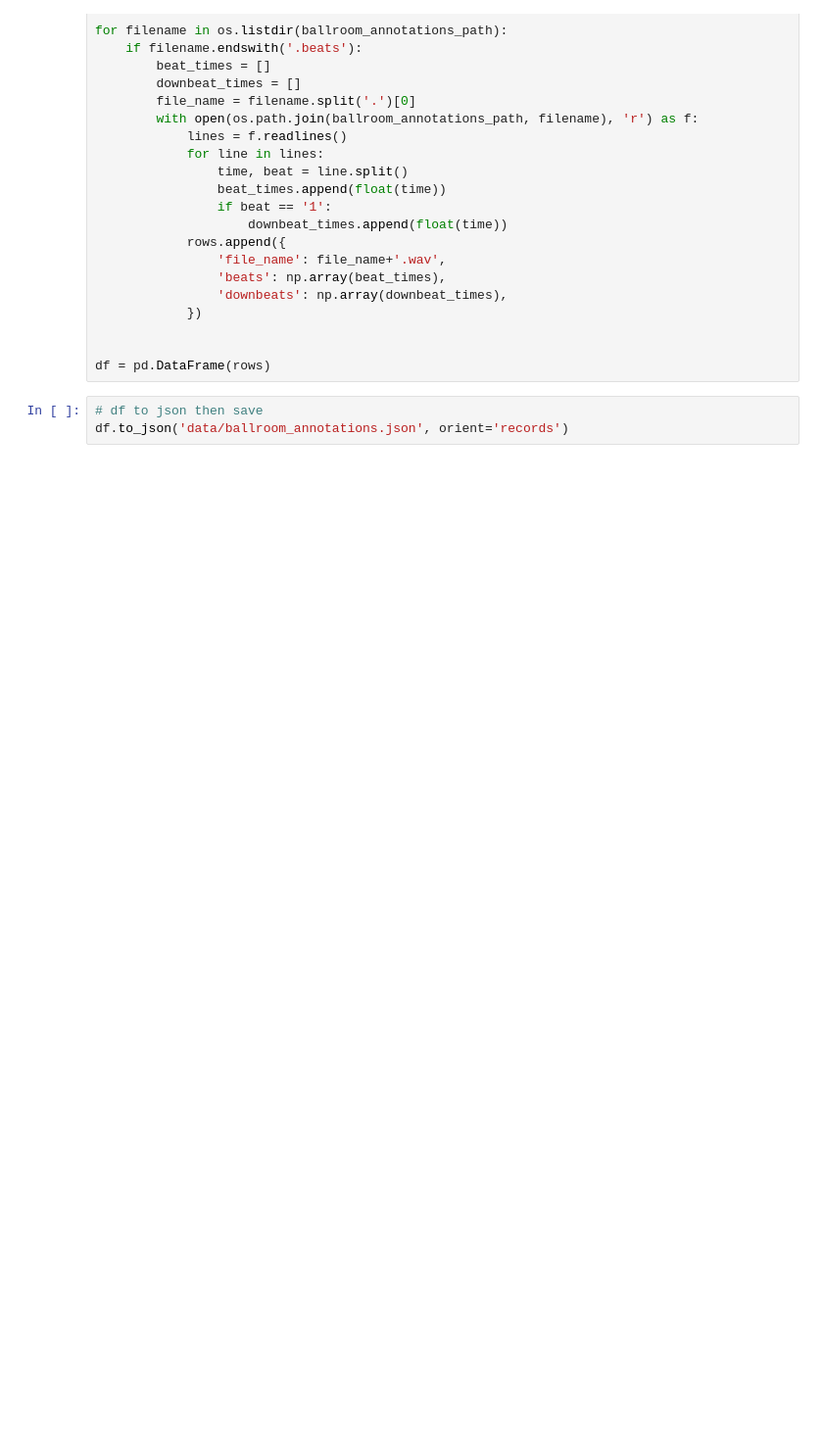
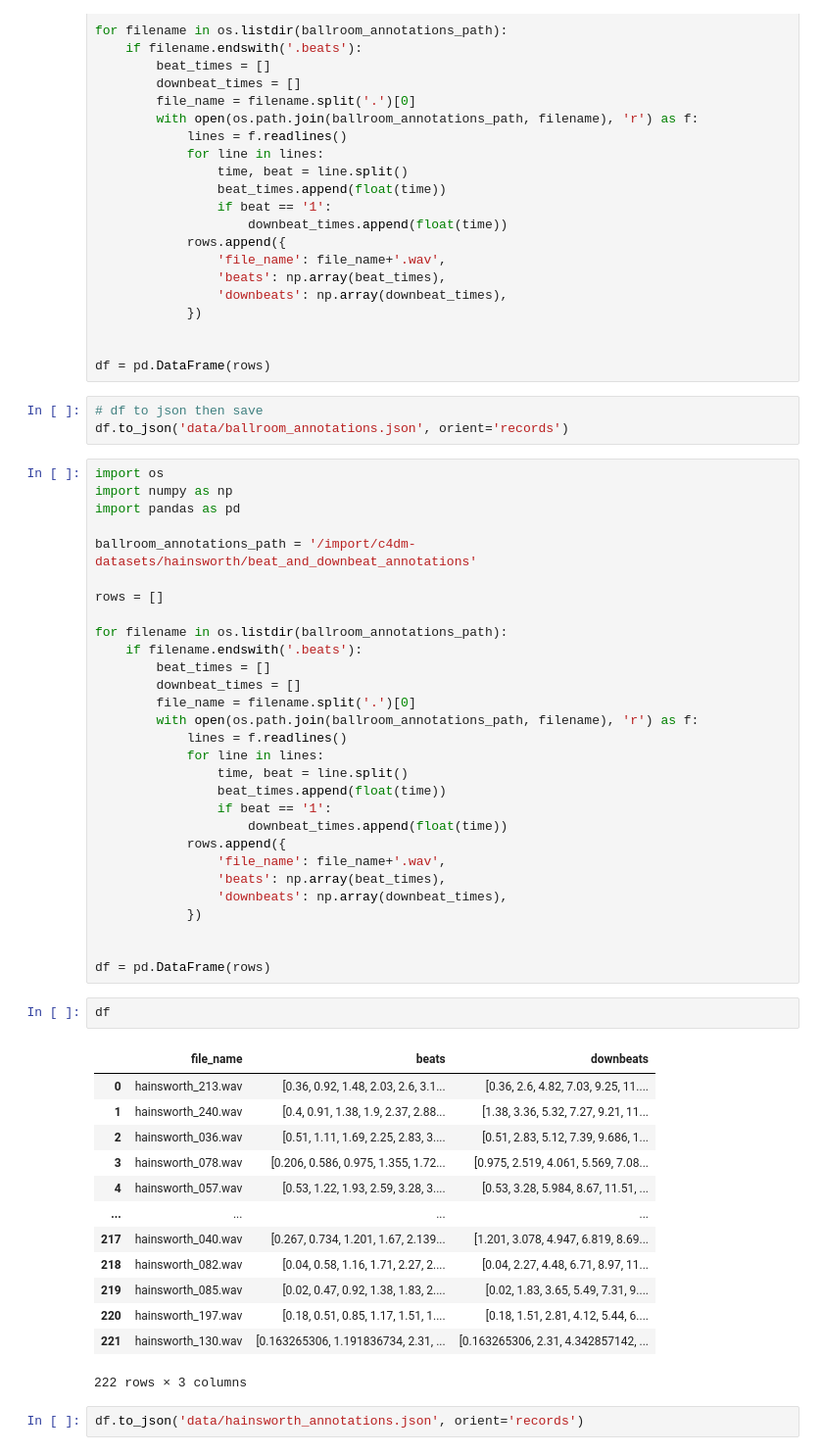
Before and after one commit to Pliploop/beat_tracker, a Jupyter notebook: build_ballroom_annotations.ipynb, the cells around one changed output. Shown at 98% size. Cells and saved outputs as stored; diff of their text form; blank space fills up the shorter version.

```diff
--- a/build_ballroom_annotations.ipynb
+++ b/build_ballroom_annotations.ipynb
@@ -30,3 +30,50 @@ df = pd.DataFrame(rows)
 # %%
 # df to json then save
 df.to_json('data/ballroom_annotations.json', orient='records')
+# %%
+import os
+import numpy as np
+import pandas as pd
+
+ballroom_annotations_path = '/import/c4dm-datasets/hainsworth/beat_and_downbeat_annotations'
+
+rows = []
+
+for filename in os.listdir(ballroom_annotations_path):
+    if filename.endswith('.beats'):
+        beat_times = []
+        downbeat_times = []
+        file_name = filename.split('.')[0]
+        with open(os.path.join(ballroom_annotations_path, filename), 'r') as f:
+            lines = f.readlines()
+            for line in lines:
+                time, beat = line.split()
+                beat_times.append(float(time))
+                if beat == '1':
+                    downbeat_times.append(float(time))
+            rows.append({
+                'file_name': file_name+'.wav',
+                'beats': np.array(beat_times),
+                'downbeats': np.array(downbeat_times),
+            })
+
+
+df = pd.DataFrame(rows)
+# %%
+df
+# %% [output]
+|  | file_name | beats | downbeats |
+| 0 | hainsworth_213.wav | [0.36, 0.92, 1.48, 2.03, 2.6, 3.1... | [0.36, 2.6, 4.82, 7.03, 9.25, 11.... |
+| 1 | hainsworth_240.wav | [0.4, 0.91, 1.38, 1.9, 2.37, 2.88... | [1.38, 3.36, 5.32, 7.27, 9.21, 11... |
+| 2 | hainsworth_036.wav | [0.51, 1.11, 1.69, 2.25, 2.83, 3.... | [0.51, 2.83, 5.12, 7.39, 9.686, 1... |
+| 3 | hainsworth_078.wav | [0.206, 0.586, 0.975, 1.355, 1.72... | [0.975, 2.519, 4.061, 5.569, 7.08... |
+| 4 | hainsworth_057.wav | [0.53, 1.22, 1.93, 2.59, 3.28, 3.... | [0.53, 3.28, 5.984, 8.67, 11.51, ... |
+| ... | ... | ... | ... |
+| 217 | hainsworth_040.wav | [0.267, 0.734, 1.201, 1.67, 2.139... | [1.201, 3.078, 4.947, 6.819, 8.69... |
+| 218 | hainsworth_082.wav | [0.04, 0.58, 1.16, 1.71, 2.27, 2.... | [0.04, 2.27, 4.48, 6.71, 8.97, 11... |
+| 219 | hainsworth_085.wav | [0.02, 0.47, 0.92, 1.38, 1.83, 2.... | [0.02, 1.83, 3.65, 5.49, 7.31, 9.... |
+| 220 | hainsworth_197.wav | [0.18, 0.51, 0.85, 1.17, 1.51, 1.... | [0.18, 1.51, 2.81, 4.12, 5.44, 6.... |
+| 221 | hainsworth_130.wav | [0.163265306, 1.191836734, 2.31, ... | [0.163265306, 2.31, 4.342857142, ... |
+222 rows × 3 columns
+# %%
+df.to_json('data/hainsworth_annotations.json', orient='records')
```
Also changed, not shown: parts of 4 cells of this notebook, 19 other files.
